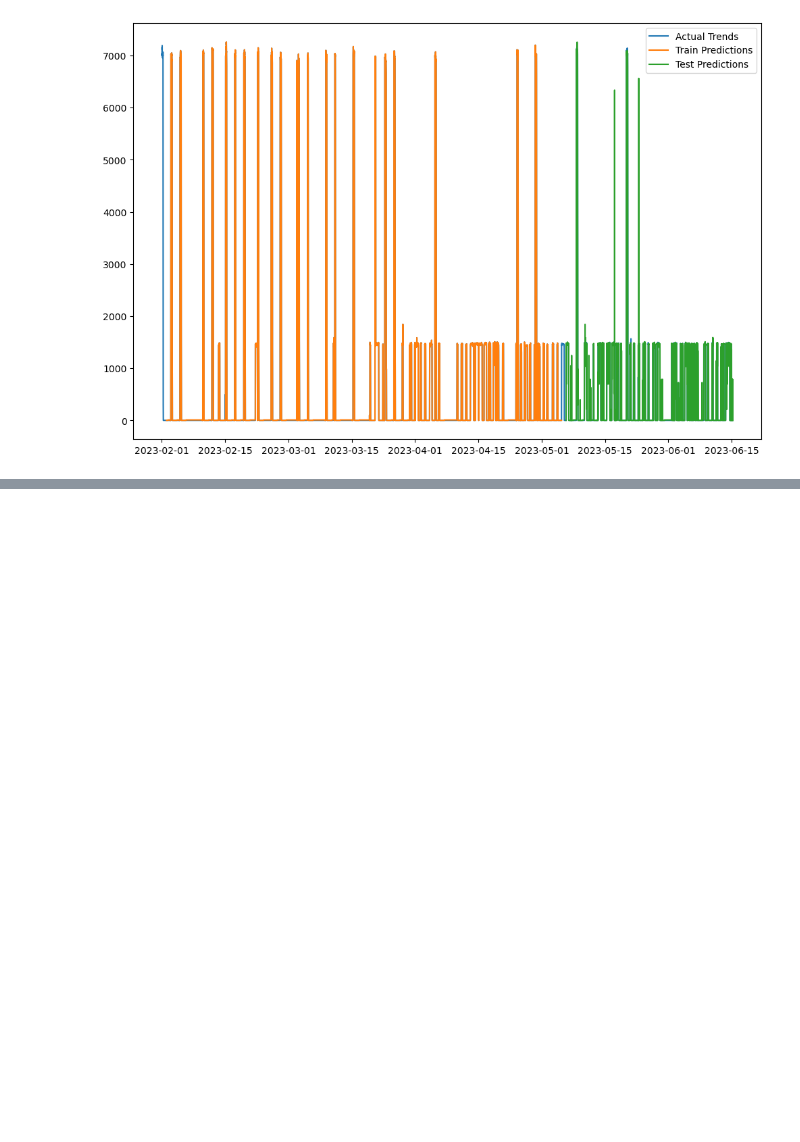
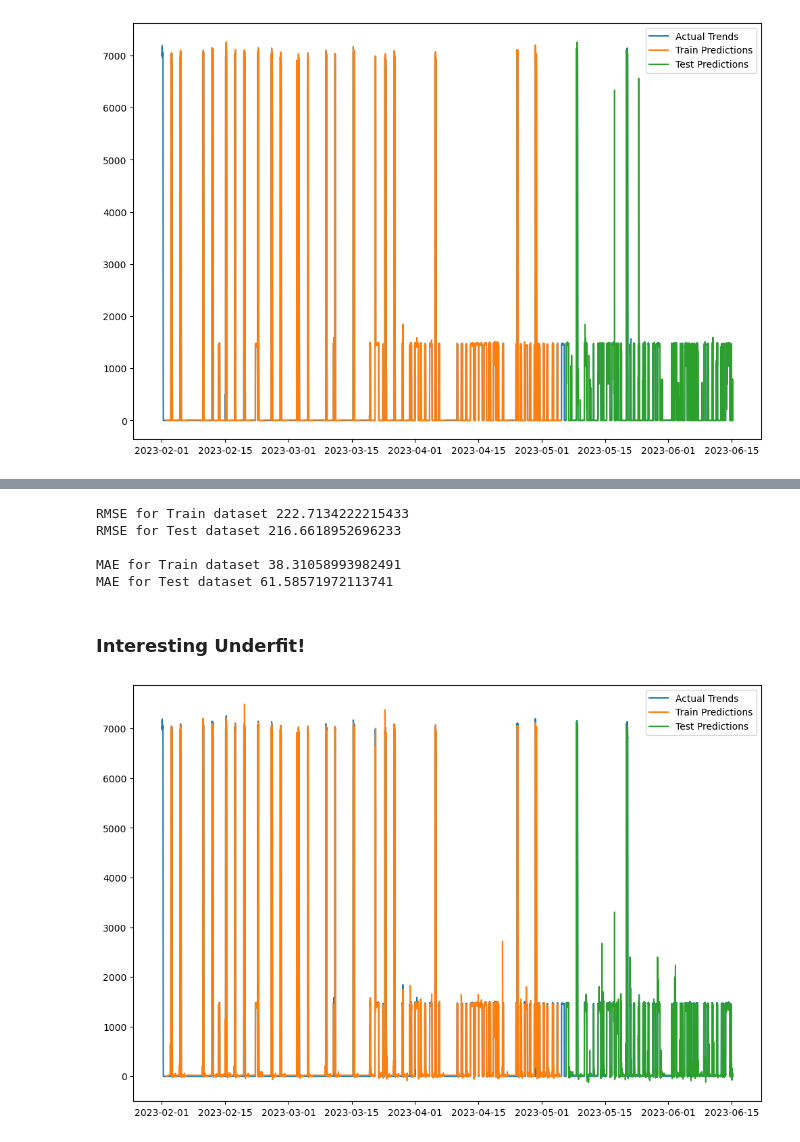
Before and after one commit to Clement-Quaye/EV-Analysis-and-the-Energy-Transition, a Jupyter notebook: Models/EV_Model - Univariate.ipynb, the cells around one changed output, grey strips where cells are left out. Cells and saved outputs as stored; diff of their text form; code cells hidden in the pictures; blank space fills up the shorter version.

```diff
--- a/Models/EV_Model - Univariate.ipynb
+++ b/Models/EV_Model - Univariate.ipynb
@@ -266,0 +271,5 @@ plot_predictions(df12_scaled, train_predict, test_predict, 96, scaler)
+# %%
+reg = xgb.XGBRegressor(n_estimators=1000, early_stopping_rounds=50)
+reg.fit(X_train, y_train,
+        eval_set=[(X_train, y_train), (X_test, y_test)],
+        verbose=20)
@@ -266,0 +293,30 @@ plot_predictions(df12_scaled, train_predict, test_predict, 96, scaler)
+# %%
+# Make Predictions
+train_predict = reg.predict(X_train) # prediction on train data
+test_predict = reg.predict(X_test) # prediction on test data
+
+# reverse the scalar effect
+train_predict = scaler.inverse_transform(train_predict.reshape(-1, 1))
+test_predict = scaler.inverse_transform(test_predict.reshape(-1, 1))
+train_actual = scaler.inverse_transform(y_train.reshape(-1, 1))
+test_actual = scaler.inverse_transform(y_test.reshape(-1, 1))
+
+# Calculate RMSE
+print("RMSE for Train dataset", calculate_rmse(train_actual, train_predict)) # rmse for train data
+print("RMSE for Test dataset", calculate_rmse(test_actual, test_predict), '\n') # rmse for test data
+
+# Calculate MAE
+print("MAE for Train dataset", calculate_mae(train_actual, train_predict)) # mae for train data
+print("MAE for Test dataset", calculate_mae(test_actual, test_predict)) # mae for test data
+# %% [output]
+RMSE for Train dataset 222.7134222215433
+RMSE for Test dataset 216.6618952696233
+
+MAE for Train dataset 38.31058993982491
+MAE for Test dataset 61.58571972113741
+# %% [markdown]
+### Interesting Underfit!
+# %%
+plot_predictions(df12_scaled, train_predict, test_predict, 96, scaler)
+# %% [output]
+[figure, added]
```
Also changed, not shown: parts of 3 cells of this notebook.
